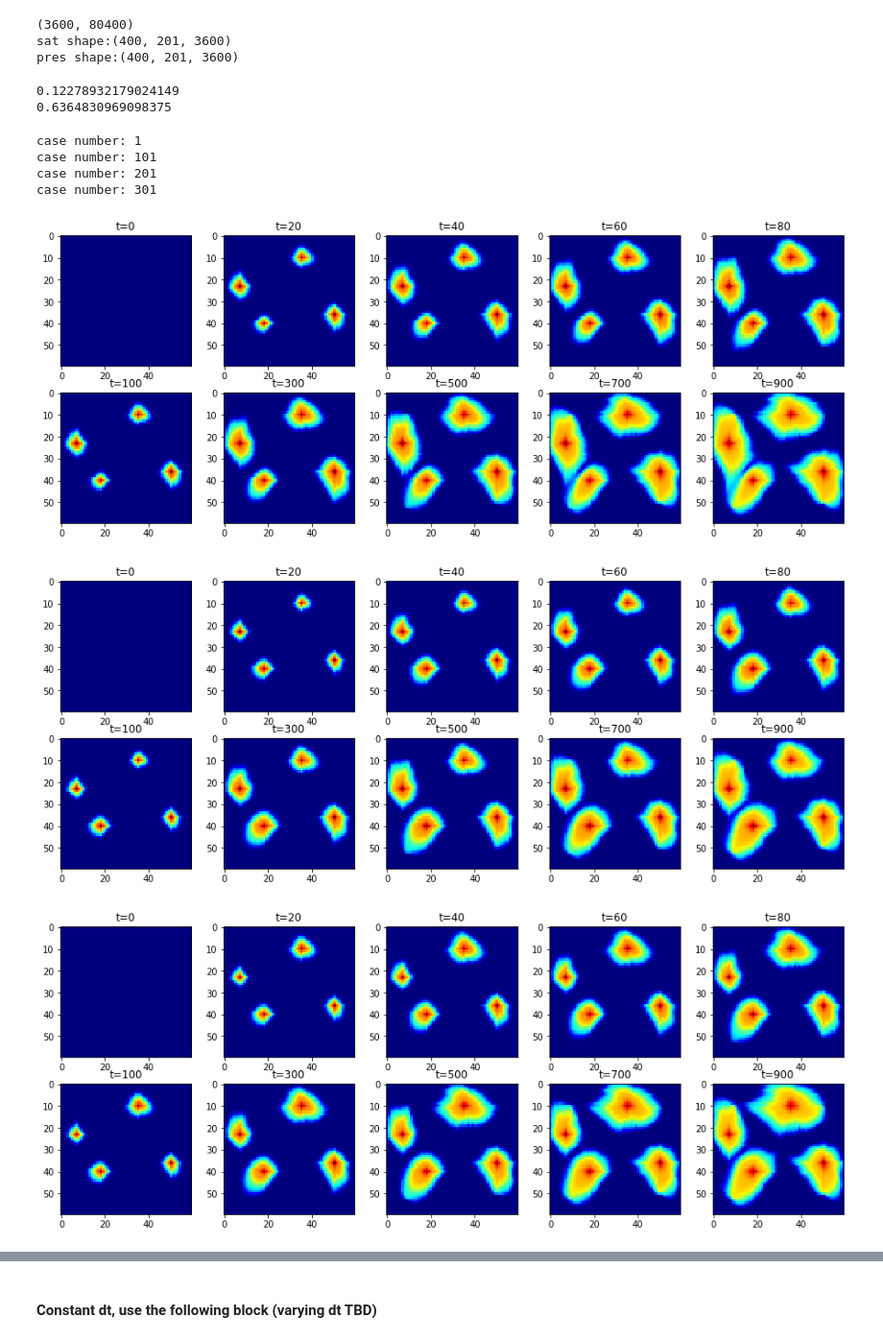
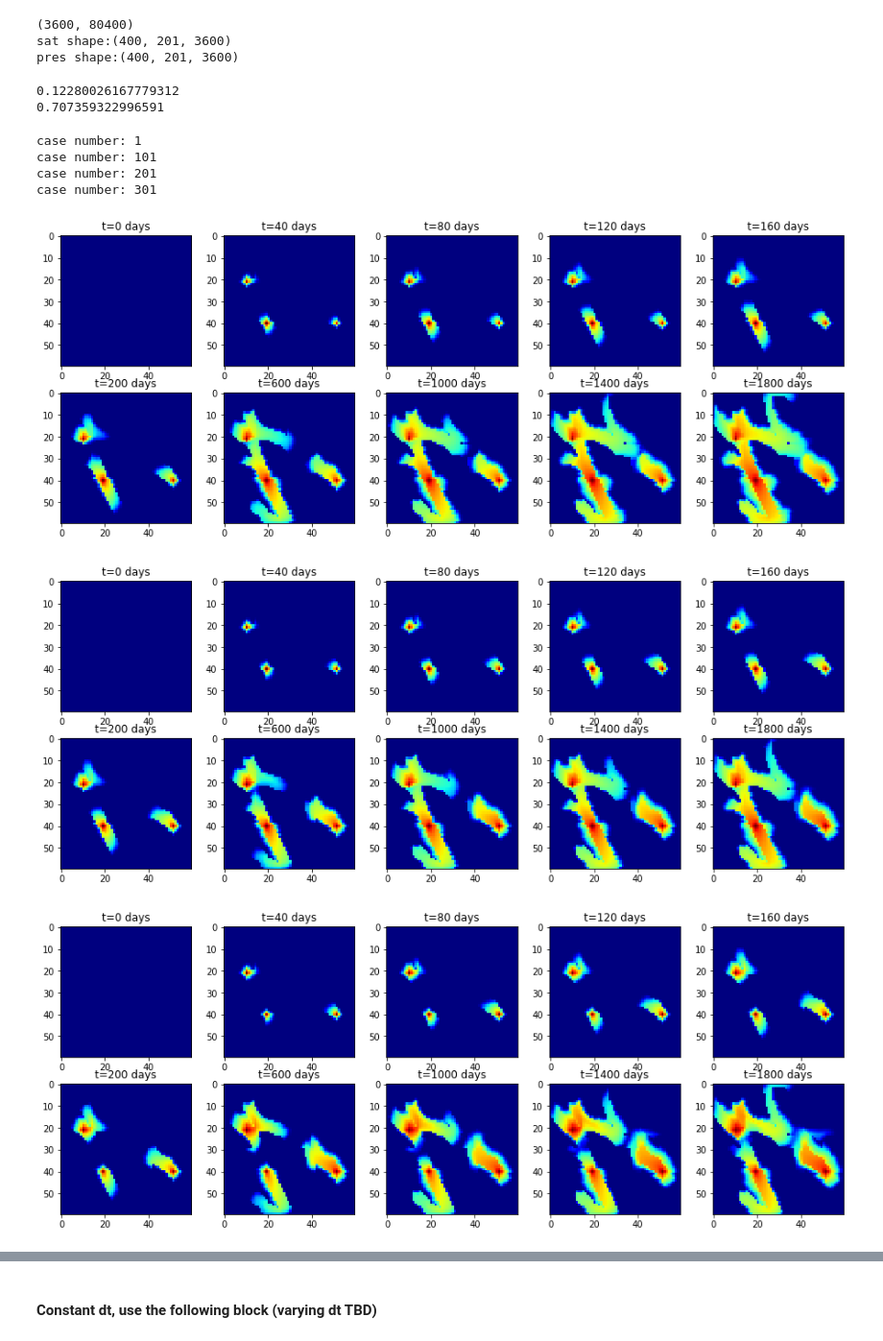
Before and after one commit to lonelysun1990/E2C, a Jupyter notebook: prepare_e2c_training_data.ipynb, the cells around one changed output, grey strips where cells are left out. Shown: that part at 96% size. Cells and saved outputs as stored; diff of their text form; code cells hidden in the pictures.

```diff
--- a/prepare_e2c_training_data.ipynb
+++ b/prepare_e2c_training_data.ipynb
@@ -65,11 +65,13 @@ plt.set_cmap('jet')
 # data_dir = '/data/cees/zjin/lstm_rom/datasets/9W_BHP/'
 # data_dir = '/data/cees/zjin/lstm_rom/datasets/9W_BHP_RATE/'
 # data_dir = '/data/cees/zjin/lstm_rom/datasets/9W_MS_BHP_RATE/'
-data_dir = '/data3/Astro/personal/zjin/datasets/9W_MS_BHP_RATE_GAU/'
+# data_dir = '/data3/Astro/personal/zjin/datasets/9W_MS_BHP_RATE_GAU/'
+data_dir = '/data3/Astro/personal/zjin/datasets/7W_CHA/'
 
 # case_name = '9w_bhp'
 # case_name = '9w_bhp_rate'
-case_name = '9w_ms_bhp_rate'
+# case_name = '9w_ms_bhp_rate'
+case_name = '7w_cha'
 
 state_file = case_name + '_train_n_400_full'
 ctrl_file = case_name + '_norm_bhps_n_400'
@@ -78,7 +80,7 @@ ctrl_file = case_name + '_norm_bhps_n_400'
 # case_suffix = '_single_out_rel_2'
 # case_suffix = '_single_out_rel_1'
 # case_suffix = '_fix_wl_rel_1'
-case_suffix = '_fix_wl_rel_8'
+case_suffix = '_fix_wl_rel_1'
 train_suffix = '_with_p'
 
 state_data = state_file + case_suffix + '.mat'
@@ -102,8 +104,8 @@ pres shape:(400, 201, 3600)
 print(np.min(sat))
 print(np.max(sat))
 # %% [output]
-0.12278932179024149
-0.6364830969098375
+0.12280026167779312
+0.707359322996591
 # %%
 # s_max = 0.6
 # s_min = 0.1229
@@ -116,26 +118,27 @@ print(np.max(sat))
 # print(np.min(sat))
 # print(np.max(sat))
 # %%
-dt = 10 # timestep, not days
+# dt = 10 # timestep, not days
+days_per_step = 10
 # %%
 for k in range(4):
     i_case = 100*k+1
+    plt.figure(figsize=(16,6))
     print("case number: %d"%(i_case))
-    plt.figure(figsize=(16,6))
-    for t in range(5):
-        plt.subplot(2,5, t+1)
-        plt.imshow(sat[i_case, t*10, :].reshape((60,60)))
-        plt.title("t=%d"%(t*2*dt))
-    for t in range(5):
-        plt.subplot(2,5, t+6)
-        plt.imshow(sat[i_case, 20*t+10, :].reshape((60,60)))
-        plt.title("t=%d"%((t*20+10)*dt))
+    for idx in range(5):
+        plt.subplot(2,5, idx+1)
+        plt.imshow(sat[i_case, idx*4, :].reshape((60,60)))
+        plt.title("t=%d days"%(idx*4*days_per_step))
+    for idx in range(5):
+        plt.subplot(2,5, idx+6)
+        plt.imshow(sat[i_case, idx*40+20, :].reshape((60,60)))
+        plt.title("t=%d days"%((idx*40+20)*days_per_step))
 plt.show()
 # %% [output]
 case number: 1
 case number: 101
 case number: 201
 case number: 301
-[figure, old version]
+[figure, new version]
-[figure, old version]
+[figure, new version]
-[figure, old version]
+[figure, new version]
```
Also changed, not shown: parts of 21 cells of this notebook, 3 other files.
